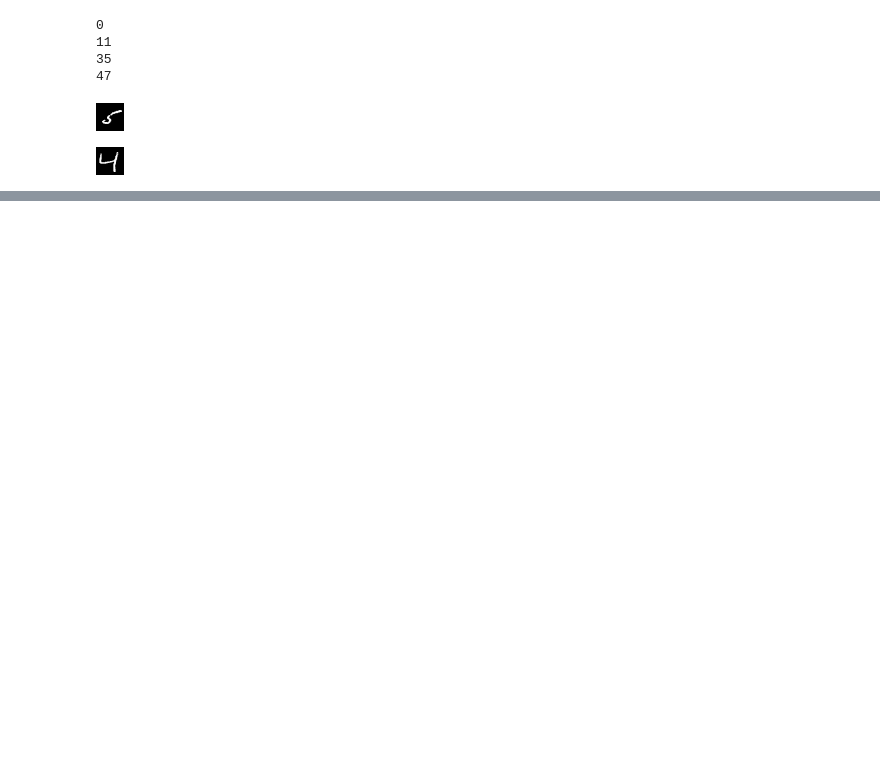
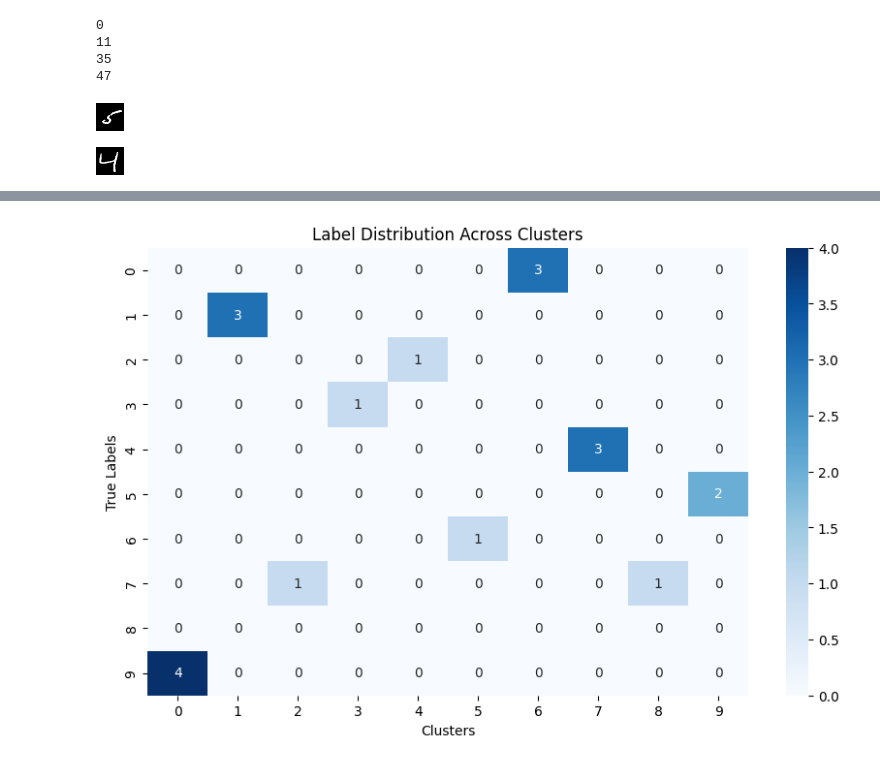
Before and after one commit to tobo03/DVP7, a Jupyter notebook: Pretrained/testing.ipynb, the cells around one changed output, grey strips where cells are left out. Cells and saved outputs as stored; diff of their text form; code cells hidden in the pictures; blank space fills up the shorter version.

```diff
--- a/Pretrained/testing.ipynb
+++ b/Pretrained/testing.ipynb
@@ -114,0 +296,42 @@ tensor([[0.4673, 0.5045, 0.5344, 0.5262, 0.4840, 0.4839, 0.4896, 0.5186, 0.5215,
+# %%
+model = nn.Sequential(  nn.Flatten(),
+                        nn.Linear(28*28,512),
+                        nn.ReLU(),
+                        nn.Linear(512,256),
+                        nn.ReLU(),
+                        nn.Linear(256,32),
+                        nn.Sigmoid()
+                        )
+
+criterion = nn.TripletMarginLoss(p=1, # Manhatten Distance
+                                 margin=32
+                                 )
+optimizer = optim.SGD( model.parameters() )
+
+for i in range(3000):
+    results = model(xTensor)
+
+    # === make anchor, positive, negeative lists ===
+
+    random.shuffle(APN_combos)
+
+    a_list = []
+    p_list = []
+    n_list = []
+
+    for apn in [item for row in [item for row in APN_combos for item in row] for item in row]: # just flattens APN_combos matrix and loops over it.
+        a_list.append(results[ apn[0] ])
+        p_list.append(results[ apn[1] ])
+        n_list.append(results[ apn[2] ])
+
+    # === Improve model ===
+    optimizer.zero_grad()
+
+    loss = criterion(torch.stack(a_list),
+                     torch.stack(p_list),
+                     torch.stack(n_list) )
+
+    loss.backward()
+    optimizer.step()
+
+    print(loss)
@@ -114,0 +356,4 @@ tensor([[0.4673, 0.5045, 0.5344, 0.5262, 0.4840, 0.4839, 0.4896, 0.5186, 0.5215,
+# %%
+easyHeatmap(model(xTensor).detach().numpy(), ySub)
+# %% [output]
+[figure, added]
```
Also changed, not shown: parts of 24 cells of this notebook, 2 other files.
